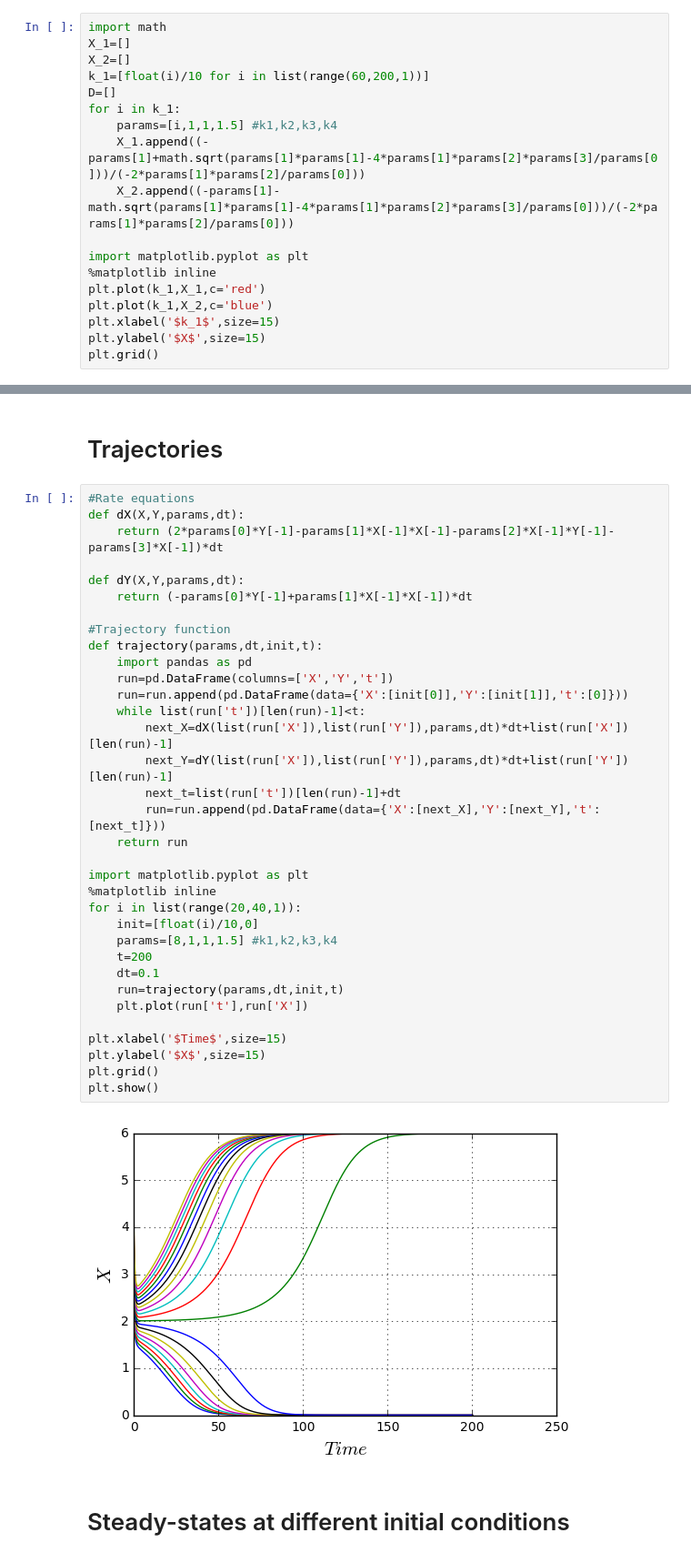
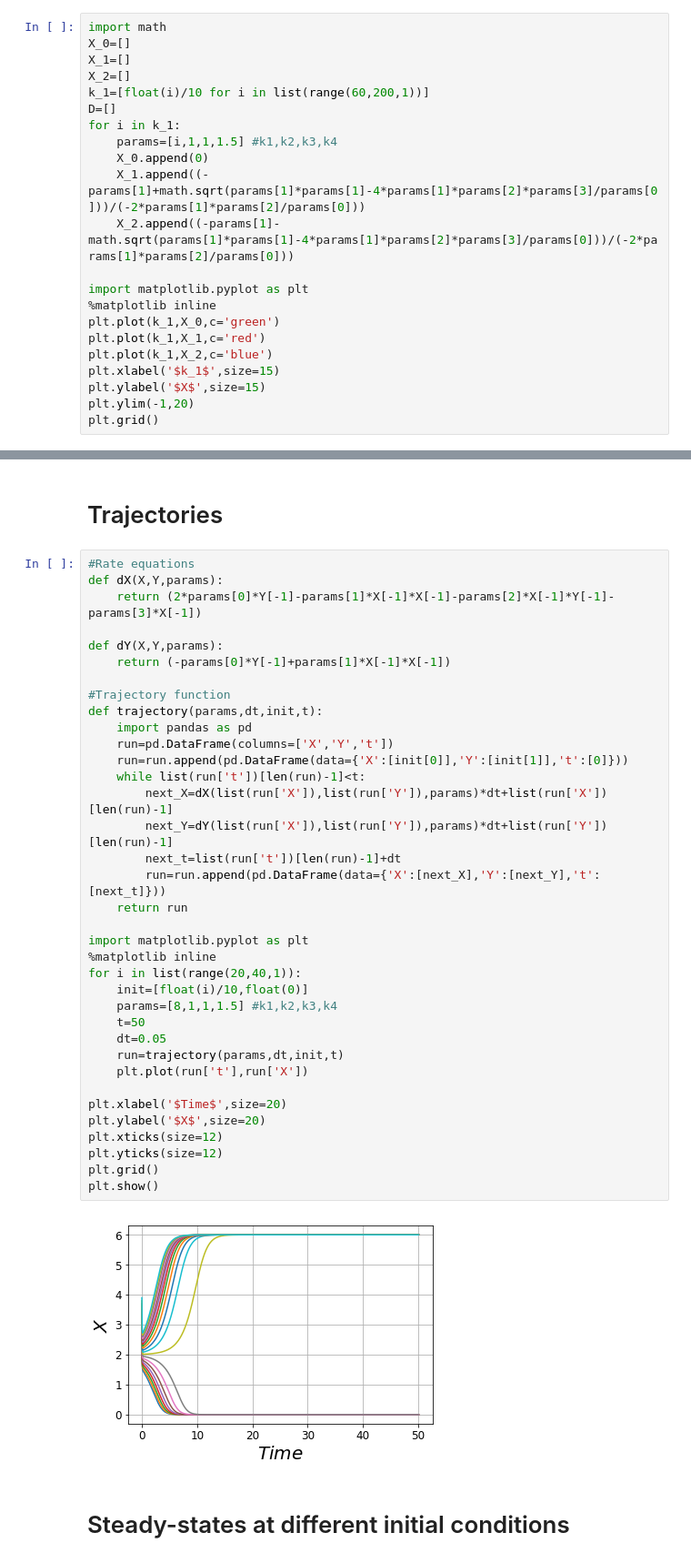
Before and after one commit to davidtgonzales/Bistability, a Jupyter notebook: Simplest bistable system.ipynb, the cells around one changed output, grey strips where cells are left out. Shown at 91% size. Cells and saved outputs as stored; diff of their text form.

```diff
--- a/Simplest bistable system.ipynb
+++ b/Simplest bistable system.ipynb
@@ -2,20 +2,24 @@
 # Equilibrium states
 # %%
 import math
+X_0=[]
 X_1=[]
 X_2=[]
 k_1=[float(i)/10 for i in list(range(60,200,1))]
 D=[]
 for i in k_1:
     params=[i,1,1,1.5] #k1,k2,k3,k4
+    X_0.append(0)
     X_1.append((-params[1]+math.sqrt(params[1]*params[1]-4*params[1]*params[2]*params[3]/params[0]))/(-2*params[1]*params[2]/params[0]))
     X_2.append((-params[1]-math.sqrt(params[1]*params[1]-4*params[1]*params[2]*params[3]/params[0]))/(-2*params[1]*params[2]/params[0]))
 
 import matplotlib.pyplot as plt
 %matplotlib inline
+plt.plot(k_1,X_0,c='green')
 plt.plot(k_1,X_1,c='red')
 plt.plot(k_1,X_2,c='blue')
 plt.xlabel('$k_1$',size=15)
 plt.ylabel('$X$',size=15)
+plt.ylim(-1,20)
 plt.grid()
 # %% [output]
@@ -24,40 +28,42 @@ plt.grid()
 # Trajectories
 # %%
 #Rate equations
-def dX(X,Y,params,dt):
-    return (2*params[0]*Y[-1]-params[1]*X[-1]*X[-1]-params[2]*X[-1]*Y[-1]-params[3]*X[-1])*dt
+def dX(X,Y,params):
+    return (2*params[0]*Y[-1]-params[1]*X[-1]*X[-1]-params[2]*X[-1]*Y[-1]-params[3]*X[-1])
 
-def dY(X,Y,params,dt):
-    return (-params[0]*Y[-1]+params[1]*X[-1]*X[-1])*dt
+def dY(X,Y,params):
+    return (-params[0]*Y[-1]+params[1]*X[-1]*X[-1])
 
 #Trajectory function
 def trajectory(params,dt,init,t):
     import pandas as pd
     run=pd.DataFrame(columns=['X','Y','t'])
     run=run.append(pd.DataFrame(data={'X':[init[0]],'Y':[init[1]],'t':[0]}))
     while list(run['t'])[len(run)-1]<t:
-        next_X=dX(list(run['X']),list(run['Y']),params,dt)*dt+list(run['X'])[len(run)-1]
-        next_Y=dY(list(run['X']),list(run['Y']),params,dt)*dt+list(run['Y'])[len(run)-1]
+        next_X=dX(list(run['X']),list(run['Y']),params)*dt+list(run['X'])[len(run)-1]
+        next_Y=dY(list(run['X']),list(run['Y']),params)*dt+list(run['Y'])[len(run)-1]
         next_t=list(run['t'])[len(run)-1]+dt
         run=run.append(pd.DataFrame(data={'X':[next_X],'Y':[next_Y],'t':[next_t]}))
     return run
 
 import matplotlib.pyplot as plt
 %matplotlib inline
 for i in list(range(20,40,1)):
-    init=[float(i)/10,0]
+    init=[float(i)/10,float(0)]
     params=[8,1,1,1.5] #k1,k2,k3,k4
-    t=200
-    dt=0.1
+    t=50
+    dt=0.05
     run=trajectory(params,dt,init,t)
     plt.plot(run['t'],run['X'])
 
-plt.xlabel('$Time$',size=15)
-plt.ylabel('$X$',size=15)
+plt.xlabel('$Time$',size=20)
+plt.ylabel('$X$',size=20)
+plt.xticks(size=12)
+plt.yticks(size=12)
 plt.grid()
 plt.show()
 # %% [output]
-[figure, old version]
+[figure, new version]
 # %% [markdown]
 # Steady-states at different initial conditions
 # %%
```
Also changed, not shown: parts of 7 cells of this notebook, 1 other file.
